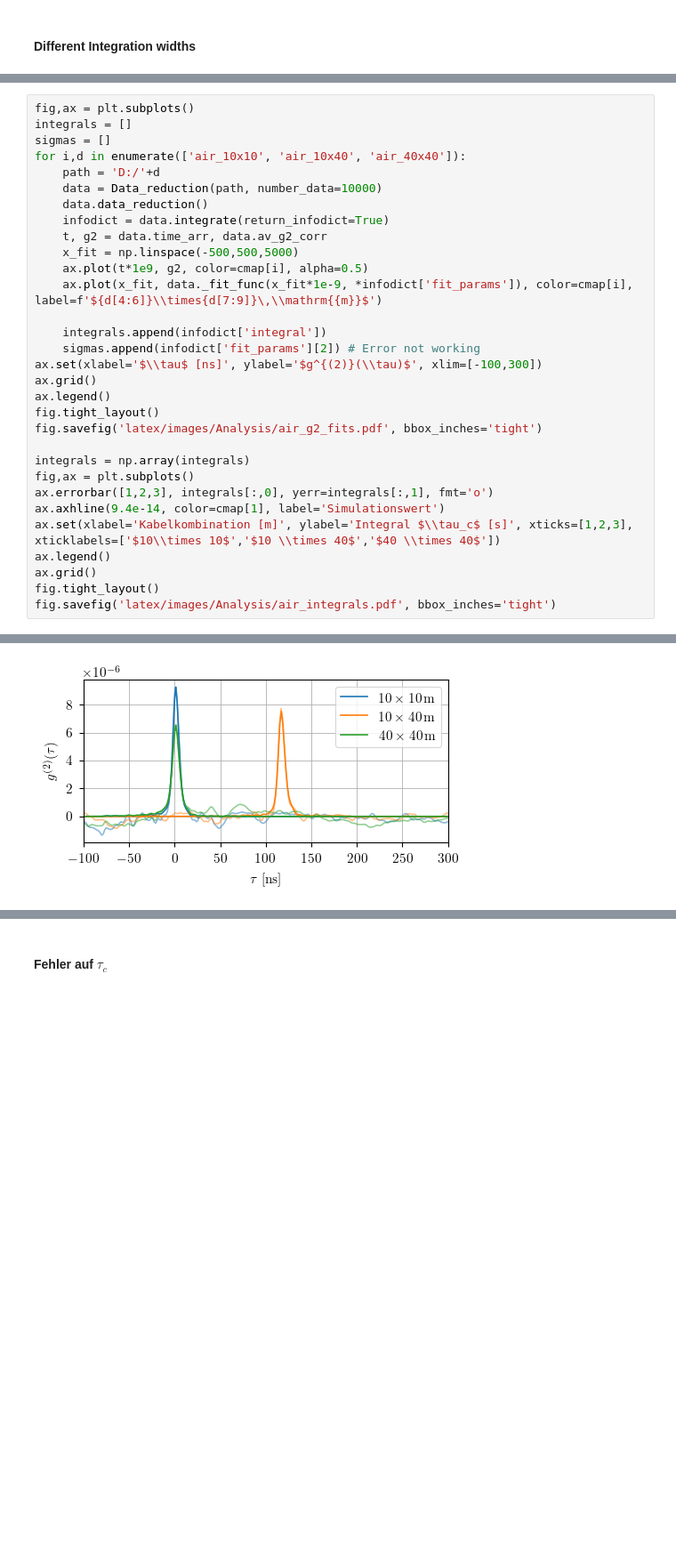
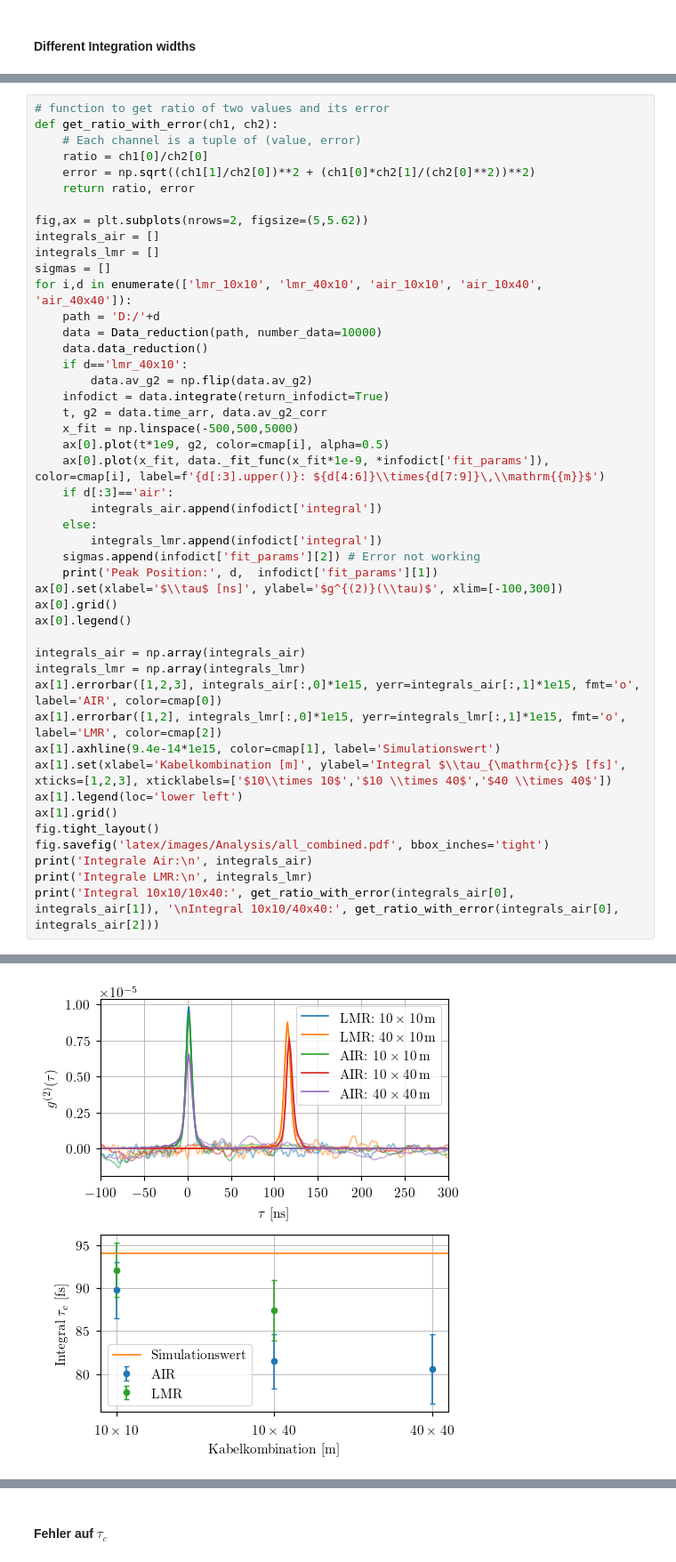
Before and after one commit to SteWey0/Bachelorarbeit, a Jupyter notebook: analysis.ipynb, the cells around one changed output, grey strips where cells are left out. Shown at 89% size. Saved outputs shown, nothing was run; the diff lists cells and outputs as text; blank space fills up the shorter version.

Commit message:
Minor changes to plots, added introduction and conclusion

```diff
--- a/analysis.ipynb
+++ b/analysis.ipynb
@@ -232,32 +232,47 @@ fig.savefig('latex/images/Analysis/integration_different_width.pdf', bbox_inches
 # %%
-fig,ax = plt.subplots()
-integrals = []
+# function to get ratio of two values and its error
+def get_ratio_with_error(ch1, ch2):
+    # Each channel is a tuple of (value, error)
+    ratio = ch1[0]/ch2[0]
+    error = np.sqrt((ch1[1]/ch2[0])**2 + (ch1[0]*ch2[1]/(ch2[0]**2))**2)
+    return ratio, error
+
+fig,ax = plt.subplots(nrows=2, figsize=(5,5.62))
+integrals_air = []
+integrals_lmr = []
 sigmas = []
-for i,d in enumerate(['air_10x10', 'air_10x40', 'air_40x40']):
+for i,d in enumerate(['lmr_10x10', 'lmr_40x10', 'air_10x10', 'air_10x40', 'air_40x40']):
     path = 'D:/'+d
     data = Data_reduction(path, number_data=10000)
     data.data_reduction()
+    if d=='lmr_40x10':
+        data.av_g2 = np.flip(data.av_g2)
     infodict = data.integrate(return_infodict=True)
     t, g2 = data.time_arr, data.av_g2_corr
     x_fit = np.linspace(-500,500,5000)
-    ax.plot(t*1e9, g2, color=cmap[i], alpha=0.5)
-    ax.plot(x_fit, data._fit_func(x_fit*1e-9, *infodict['fit_params']), color=cmap[i], label=f'${d[4:6]}\\times{d[7:9]}\,\\mathrm{{m}}$')
+    ax[0].plot(t*1e9, g2, color=cmap[i], alpha=0.5)
+    ax[0].plot(x_fit, data._fit_func(x_fit*1e-9, *infodict['fit_params']), color=cmap[i], label=f'{d[:3].upper()}: ${d[4:6]}\\times{d[7:9]}\,\\mathrm{{m}}$')
+    if d[:3]=='air':
+        integrals_air.append(infodict['integral'])
+    else:
+        integrals_lmr.append(infodict['integral'])
+    sigmas.append(infodict['fit_params'][2]) # Error not working
+    print('Peak Position:', d,  infodict['fit_params'][1])
+ax[0].set(xlabel='$\\tau$ [ns]', ylabel='$g^{(2)}(\\tau)$', xlim=[-100,300])
+ax[0].grid()
+ax[0].legend()
 
-    integrals.append(infodict['integral'])
-    sigmas.append(infodict['fit_params'][2]) # Error not working
-ax.set(xlabel='$\\tau$ [ns]', ylabel='$g^{(2)}(\\tau)$', xlim=[-100,300])
-ax.grid()
-ax.legend()
+integrals_air = np.array(integrals_air)
+integrals_lmr = np.array(integrals_lmr)
+ax[1].errorbar([1,2,3], integrals_air[:,0]*1e15, yerr=integrals_air[:,1]*1e15, fmt='o', label='AIR', color=cmap[0])
+ax[1].errorbar([1,2], integrals_lmr[:,0]*1e15, yerr=integrals_lmr[:,1]*1e15, fmt='o', label='LMR', color=cmap[2])
+ax[1].axhline(9.4e-14*1e15, color=cmap[1], label='Simulationswert')
+ax[1].set(xlabel='Kabelkombination [m]', ylabel='Integral $\\tau_{\mathrm{c}}$ [fs]', xticks=[1,2,3], xticklabels=['$10\\times 10$','$10 \\times 40$','$40 \\times 40$'])
+ax[1].legend(loc='lower left')
+ax[1].grid()
 fig.tight_layout()
-fig.savefig('latex/images/Analysis/air_g2_fits.pdf', bbox_inches='tight')
-
-integrals = np.array(integrals)
-fig,ax = plt.subplots()
-ax.errorbar([1,2,3], integrals[:,0], yerr=integrals[:,1], fmt='o')
-ax.axhline(9.4e-14, color=cmap[1], label='Simulationswert')
-ax.set(xlabel='Kabelkombination [m]', ylabel='Integral $\\tau_c$ [s]', xticks=[1,2,3], xticklabels=['$10\\times 10$','$10 \\times 40$','$40 \\times 40$'])
-ax.legend()
-ax.grid()
-fig.tight_layout()
-fig.savefig('latex/images/Analysis/air_integrals.pdf', bbox_inches='tight')
+fig.savefig('latex/images/Analysis/all_combined.pdf', bbox_inches='tight')
+print('Integrale Air:\n', integrals_air)
+print('Integrale LMR:\n', integrals_lmr)
+print('Integral 10x10/10x40:', get_ratio_with_error(integrals_air[0], integrals_air[1]), '\nIntegral 10x10/40x40:', get_ratio_with_error(integrals_air[0], integrals_air[2]))
 # %% [output]
@@ -264 +293 @@ fig.savefig('latex/images/Analysis/air_integrals.pdf', bbox_inches='tight')
-[figure, old version]
+[figure, new version]
```
Also changed, not shown: parts of 12 cells of this notebook, 34 other files.
